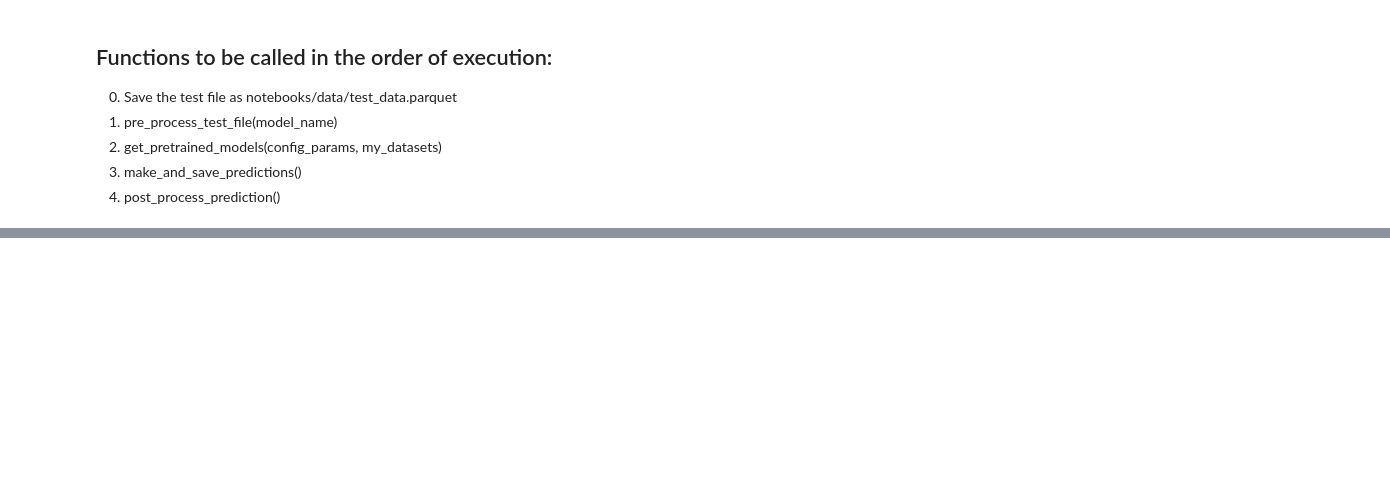
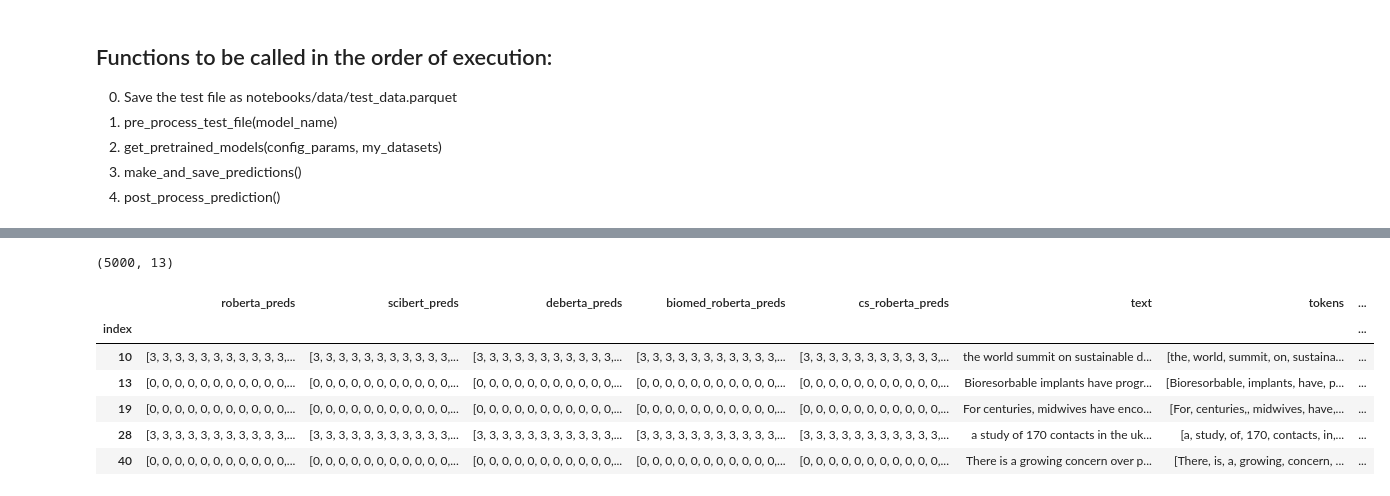
Before and after one commit to pradeepmohansml/dagpap24-submission, a Jupyter notebook: notebooks/model_prediction_pipeline_util.ipynb, the cells around one changed output, grey strips where cells are left out. Cells and saved outputs as stored; diff of their text form; code cells hidden in the pictures; blank space fills up the shorter version.

Commit message:
after gpt field of study generation complete

```diff
--- a/notebooks/model_prediction_pipeline_util.ipynb
+++ b/notebooks/model_prediction_pipeline_util.ipynb
@@ -23,7 +25,7 @@ import evaluate
 
 # TODO: Should we do literal_eval on the test data?
 # %%
-contesting_models = ['roberta', 'scibert', 'deberta', 'biomed_roberta']
+contesting_models = ['roberta', 'scibert', 'deberta', 'biomed_roberta', 'cs_roberta']
 # %% [markdown]
 ## Functions to be called in the order of execution:
 0. Save the test file as notebooks/data/test_data.parquet
@@ -357,0 +374,32 @@ model_pipeline('roberta')
+# %%
+def merge_train_model_predictions(model_list):
+    train_df = pd.read_parquet('data/train_data.parquet', engine='fastparquet')
+    train_df = train_df[['text', 'tokens', 'token_label_ids']]
+    train_df.rename(columns={'token_label_ids': 'true_labels'}, inplace=True)
+
+    merged_df = None
+    for model in model_list:
+        train_preds_df = pd.read_parquet(f'data/train_data_predictions_{model}.parquet',
+                                         engine='fastparquet')
+        train_preds_df.rename(columns={'preds': f'{model}_preds'}, inplace=True)
+
+        if merged_df is None:
+            merged_df = train_preds_df.copy(deep=True)
+        else:
+            merged_df = merged_df.merge(train_preds_df, how='inner', left_index=True, right_index=True)
+        print(merged_df.shape)
+
+    merged_train_preds = merged_df.merge(train_df, left_index=True, right_index=True, how='inner')
+
+    for model in model_list:
+        merged_train_preds[f"{model}_f1_score"] = merged_train_preds.apply(
+        lambda x: f1_score(
+            x["true_labels"], x[f"{model}_preds"], average="macro"), axis=1,)
+        print(f"Average F1 score for {model} train data is: {merged_train_preds[f'{model}_f1_score'].mean()*100:0.4f}%")
+
+    merged_train_preds.to_parquet('data/merged_train_predictions.parquet')
+
+    return merged_train_preds
+# %%
+%%time
+merged_predictions = merge_train_model_predictions(contesting_models)
@@ -357,0 +419,14 @@ model_pipeline('roberta')
+# %%
+merged_predictions.shape
+# %% [output]
+(5000, 13)
+# %%
+merged_predictions.head()
+# %% [output]
+|  | roberta_preds | scibert_preds | deberta_preds | biomed_roberta_preds | cs_roberta_preds | text | tokens | ... |
+| index |  |  |  |  |  |  |  | ... |
+| 10 | [3, 3, 3, 3, 3, 3, 3, 3, 3, 3, 3,... | [3, 3, 3, 3, 3, 3, 3, 3, 3, 3, 3,... | [3, 3, 3, 3, 3, 3, 3, 3, 3, 3, 3,... | [3, 3, 3, 3, 3, 3, 3, 3, 3, 3, 3,... | [3, 3, 3, 3, 3, 3, 3, 3, 3, 3, 3,... | the world summit on sustainable d... | [the, world, summit, on, sustaina... | ... |
+| 13 | [0, 0, 0, 0, 0, 0, 0, 0, 0, 0, 0,... | [0, 0, 0, 0, 0, 0, 0, 0, 0, 0, 0,... | [0, 0, 0, 0, 0, 0, 0, 0, 0, 0, 0,... | [0, 0, 0, 0, 0, 0, 0, 0, 0, 0, 0,... | [0, 0, 0, 0, 0, 0, 0, 0, 0, 0, 0,... | Bioresorbable implants have progr... | [Bioresorbable, implants, have, p... | ... |
+| 19 | [0, 0, 0, 0, 0, 0, 0, 0, 0, 0, 0,... | [0, 0, 0, 0, 0, 0, 0, 0, 0, 0, 0,... | [0, 0, 0, 0, 0, 0, 0, 0, 0, 0, 0,... | [0, 0, 0, 0, 0, 0, 0, 0, 0, 0, 0,... | [0, 0, 0, 0, 0, 0, 0, 0, 0, 0, 0,... | For centuries, midwives have enco... | [For, centuries,, midwives, have,... | ... |
+| 28 | [3, 3, 3, 3, 3, 3, 3, 3, 3, 3, 3,... | [3, 3, 3, 3, 3, 3, 3, 3, 3, 3, 3,... | [3, 3, 3, 3, 3, 3, 3, 3, 3, 3, 3,... | [3, 3, 3, 3, 3, 3, 3, 3, 3, 3, 3,... | [3, 3, 3, 3, 3, 3, 3, 3, 3, 3, 3,... | a study of 170 contacts in the uk... | [a, study, of, 170, contacts, in,... | ... |
+| 40 | [0, 0, 0, 0, 0, 0, 0, 0, 0, 0, 0,... | [0, 0, 0, 0, 0, 0, 0, 0, 0, 0, 0,... | [0, 0, 0, 0, 0, 0, 0, 0, 0, 0, 0,... | [0, 0, 0, 0, 0, 0, 0, 0, 0, 0, 0,... | [0, 0, 0, 0, 0, 0, 0, 0, 0, 0, 0,... | There is a growing concern over p... | [There, is, a, growing, concern, ... | ... |
```
Also changed, not shown: parts of 10 cells of this notebook, 7 other files.
